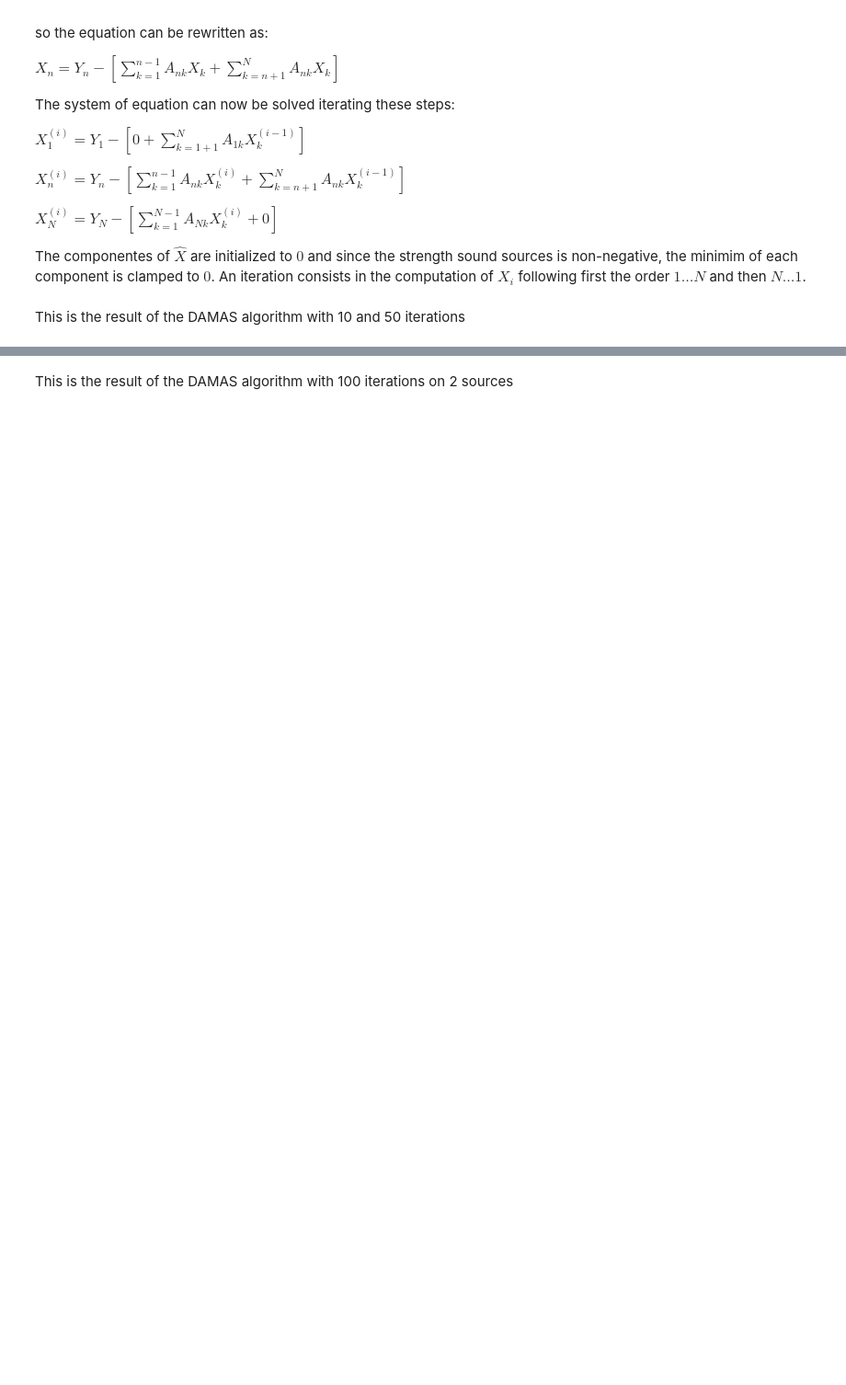
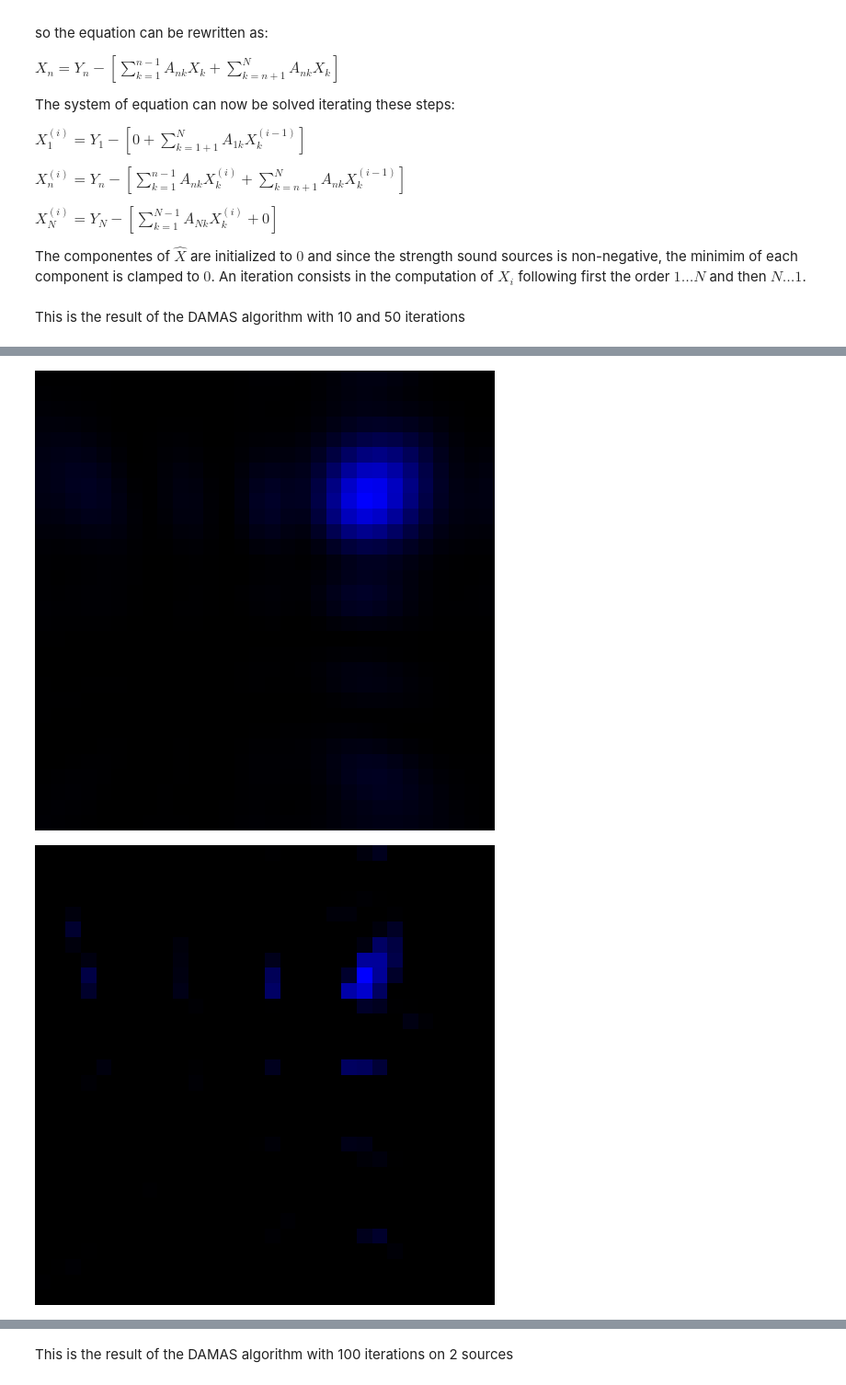
Before and after one commit to conquat/sivProject, a Jupyter notebook: DAMAS.ipynb, the cells around one changed output, grey strips where cells are left out. Shown: that part at 92% size. Saved outputs shown, nothing was run; the diff lists cells and outputs as text; code cells hidden in the pictures; blank space fills up the shorter version.

```diff
--- a/DAMAS.ipynb
+++ b/DAMAS.ipynb
@@ -532,8 +543,9 @@ bop_1_source = get_beamformer_output_power(steering_vectors, csm)
 
 a_mat = get_A_mat(steering_vectors)
 
-x_mat_10 = DAMAS(bop_1_source, steering_vectors, a_mat, 5)
-x_mat_20 = DAMAS(bop_1_source, steering_vectors, a_mat, 50)
+deconvoluted_10 = DAMAS(bop_1_source, steering_vectors, a_mat, 5)
+deconvoluted_20 = DAMAS(bop_1_source, steering_vectors, a_mat, 50)
 show_mat(bop_1_source)
-show_mat(x_mat_10)
-show_mat(x_mat_20)
+show_mat(deconvoluted_10)
+show_mat(deconvoluted_20)
+# %% [output]
@@ -539,0 +569,2 @@ show_mat(x_mat_20)
+[figure, added]
+[figure, added]
```
Also changed, not shown: parts of 7 cells of this notebook.
